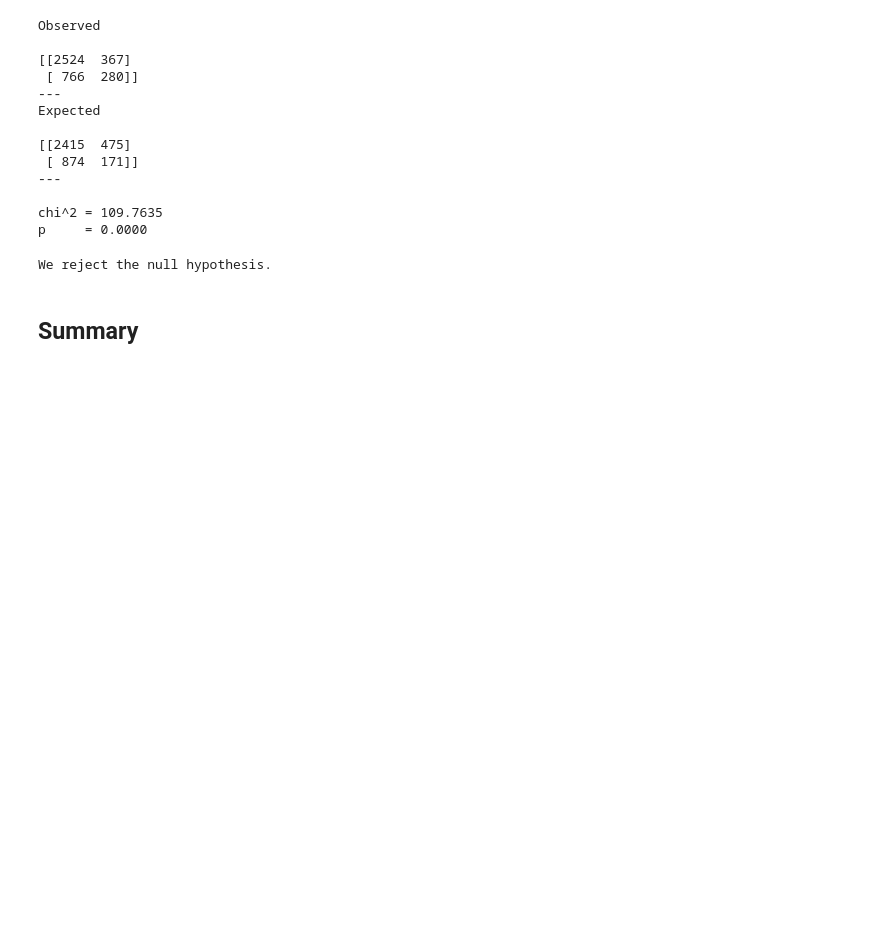
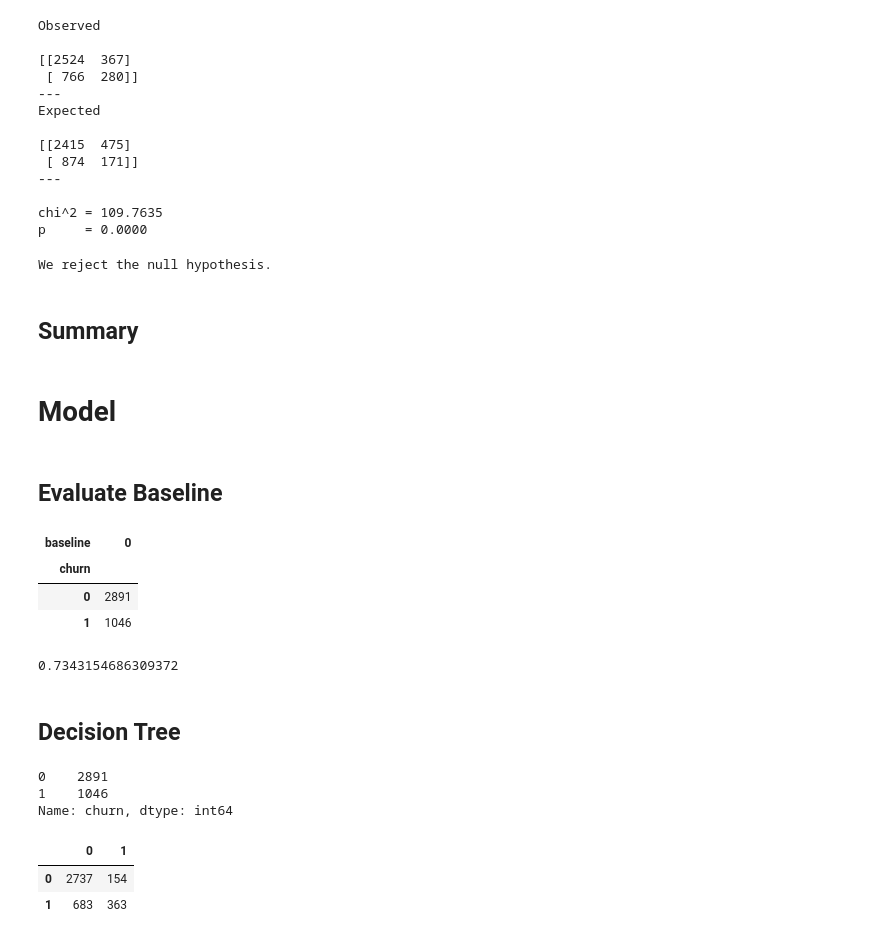
Before and after one commit to wheelerjoshua/telco_classification_project, a Jupyter notebook: telco_work_notebook.ipynb, the cells around one changed output. Cells and saved outputs as stored; diff of their text form; code cells hidden in the pictures; blank space fills up the shorter version.

Commit message:
added classification models

```diff
--- a/telco_work_notebook.ipynb
+++ b/telco_work_notebook.ipynb
@@ -279,3 +282,7 @@ else:
 We reject the null hypothesis.
 # %% [markdown]
 ## Summary
+# %% [markdown]
+# Model
+# %% [markdown]
+## Evaluate Baseline
@@ -281,0 +292,28 @@ We reject the null hypothesis.
+# %%
+pd.crosstab(train.churn, train.baseline)
+# %% [output]
+| baseline | 0 |
+| churn |  |
+| 0 | 2891 |
+| 1 | 1046 |
+# %%
+accuracy_score(train.churn, train.baseline)
+# %% [output]
+0.7343154686309372
+# %%
+X_train = train.drop(columns=['churn'])
+y_train = train.churn
+
+X_validate = validate.drop(columns=['churn'])
+y_validate = validate.churn
+
+X_test = test.drop(columns=['churn'])
+y_test = test.churn
+# %% [markdown]
+## Decision Tree
+# %%
+clf = DecisionTreeClassifier(max_depth=3, random_state=123)
+# %%
+clf = clf.fit(X_train, y_train)
+# %%
+y_pred = clf.predict(X_train)
@@ -281,0 +322,13 @@ We reject the null hypothesis.
+# %%
+y_train.value_counts()
+# %% [output]
+0    2891
+1    1046
+Name: churn, dtype: int64
+# %%
+labels = sorted(y_train.unique())
+pd.DataFrame(sklearn.metrics.confusion_matrix(y_train,y_pred), index=labels, columns = labels)
+# %% [output]
+|  | 0 | 1 |
+| 0 | 2737 | 154 |
+| 1 | 683 | 363 |
```
Also changed, not shown: parts of 22 cells of this notebook.
